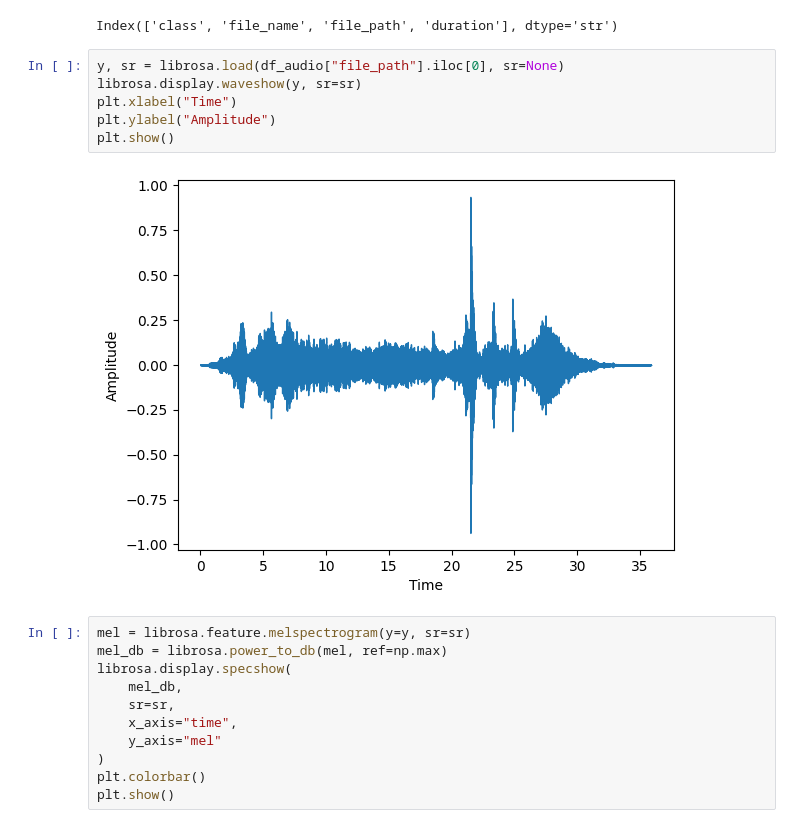
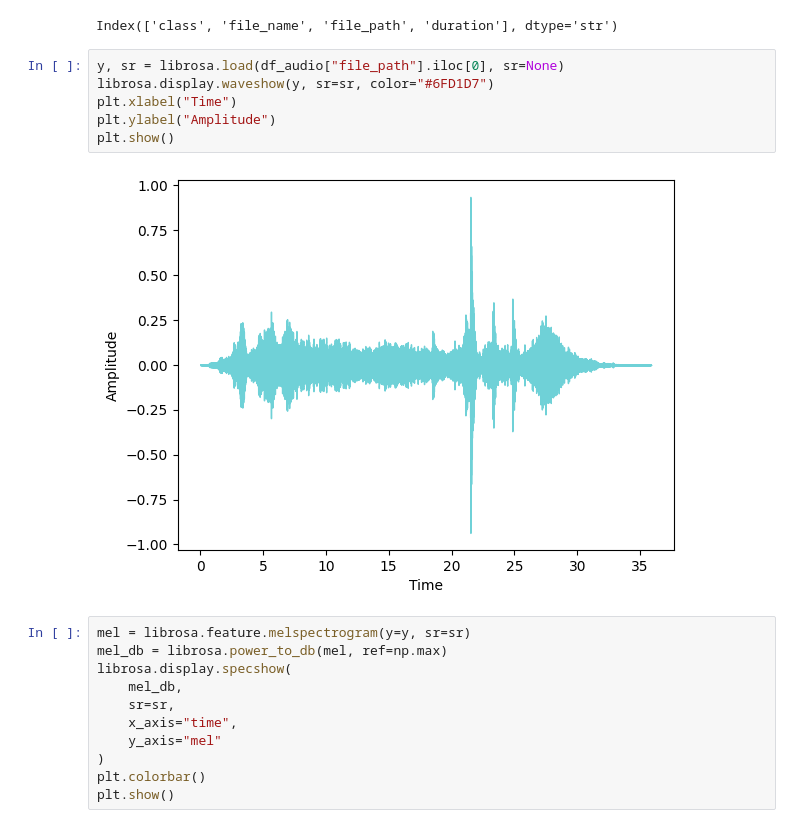
Before and after one commit to TetianaSoroka/kr_sounds_classifier, a Jupyter notebook: project/mn.ipynb, the cells around one changed output. Drawn from its saved outputs; the diff is of its cells as text.

```diff
--- a/project/mn.ipynb
+++ b/project/mn.ipynb
@@ -300,12 +302,12 @@ print(df_audio.columns)
 Index(['class', 'file_name', 'file_path', 'duration'], dtype='str')
 # %%
 y, sr = librosa.load(df_audio["file_path"].iloc[0], sr=None)
-librosa.display.waveshow(y, sr=sr)
+librosa.display.waveshow(y, sr=sr, color="#6FD1D7")
 plt.xlabel("Time")
 plt.ylabel("Amplitude")
 plt.show()
 # %% [output]
-[figure, old version]
+[figure, new version]
 # %%
 mel = librosa.feature.melspectrogram(y=y, sr=sr)
 mel_db = librosa.power_to_db(mel, ref=np.max)
```
Also changed, not shown: parts of 9 cells of this notebook.
